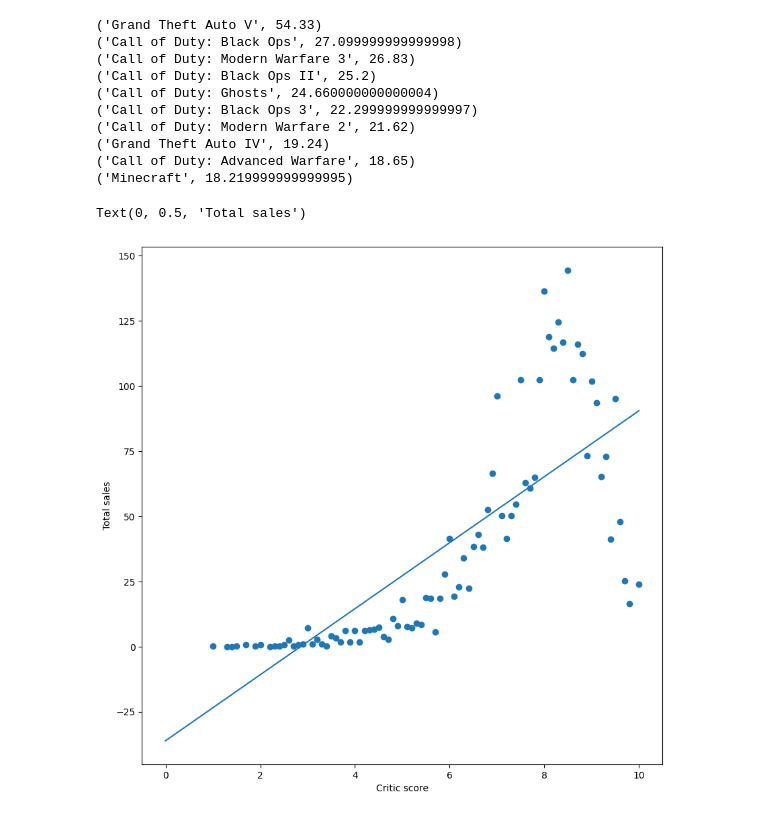
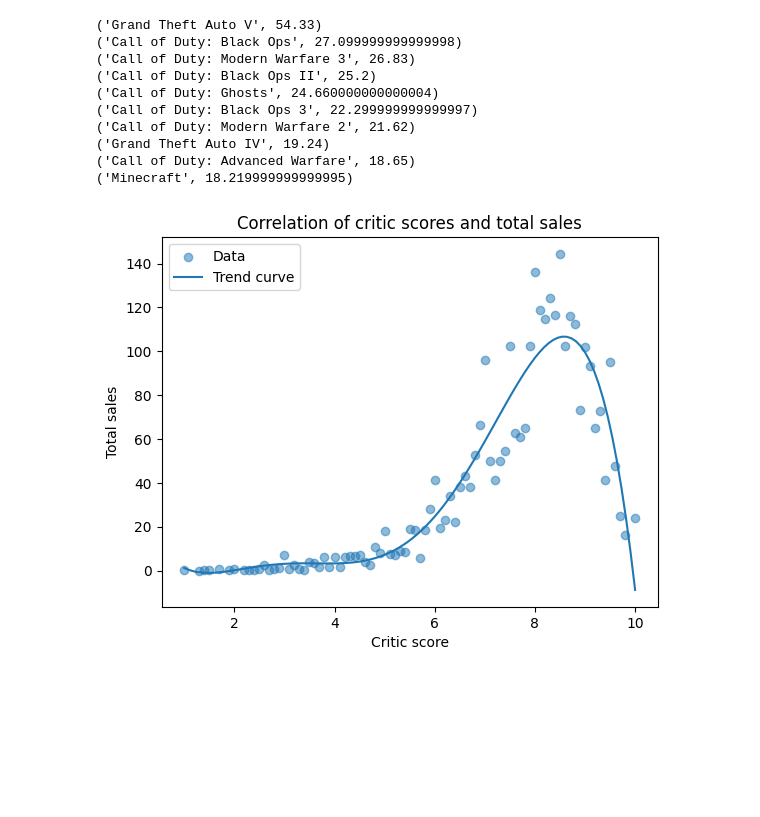
Before and after one commit to EinoSundquist/Video-games-sales-analysis-, a Jupyter notebook: video_games_sales_analysis/sales_analysis.ipynb, the cells around one changed output. Drawn from its saved outputs; the diff is of its cells as text; code cells hidden in the pictures; blank space fills up the shorter version.

Commit message:
corrected the sales_analysis.ipynb

```diff
--- a/video_games_sales_analysis/sales_analysis.ipynb
+++ b/video_games_sales_analysis/sales_analysis.ipynb
@@ -233,30 +233,38 @@ for row in myresult:
 # %%
 sql ="""
 SELECT critic_score, sum(total_sales)
 FROM sales
 WHERE critic_score IS NOT NULL AND total_sales IS NOT NULL
 GROUP BY critic_score
 ORDER BY sum(total_sales) desc
 """
 cursor.execute(sql)
 myresult = cursor.fetchall()
 
 critic_scores = []
 sales = []
 
 for row in myresult:
     critic_scores.append(row[0])
     sales.append(row[1])
 
-fig, ax = plt.subplots(figsize=(10, 10))
-ax.scatter(critic_scores, sales)
-b, a = np.polyfit(critic_scores,sales ,deg=1)
+x = np.array(critic_scores)
+y = np.array(sales)
 
-xseq = np.linspace(0,10, num=100)
+coeffs = np.polyfit(x, y, 5)
+poly = np.poly1d(coeffs)
 
-ax.plot(xseq, a+b * xseq)
-ax.set_xlabel("Critic score")
-ax.set_ylabel("Total sales")
+#add a sequence of 100 numbers from min to the max critic_score (x)
+all_x = np.linspace(x.min(),x.max(), 100)
+all_y = poly(all_x)
+
+plt.scatter(x, y, alpha=0.5, label="Data")
+plt.plot(all_x, all_y, label="Trend curve")
+
+plt.xlabel("Critic score")
+plt.ylabel("Total sales")
+plt.title("Correlation of critic scores and total sales")
+plt.legend()
+plt.show()
 # %% [output]
-Text(0, 0.5, 'Total sales')
-[figure, old version]
+[figure, new version]
```
